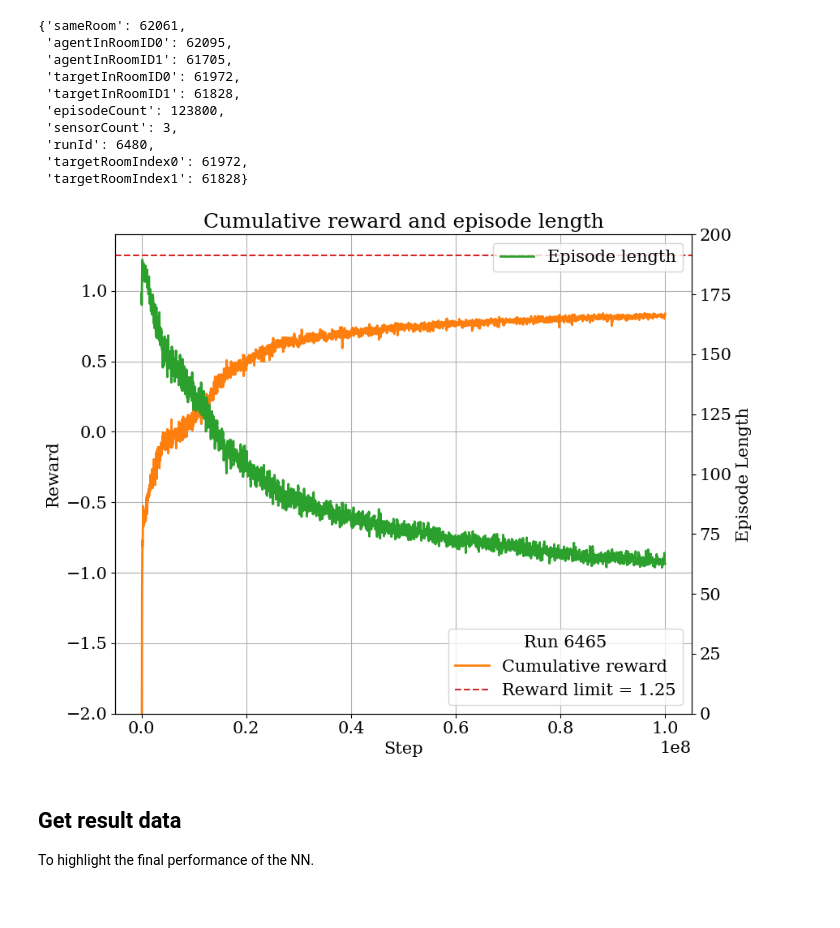
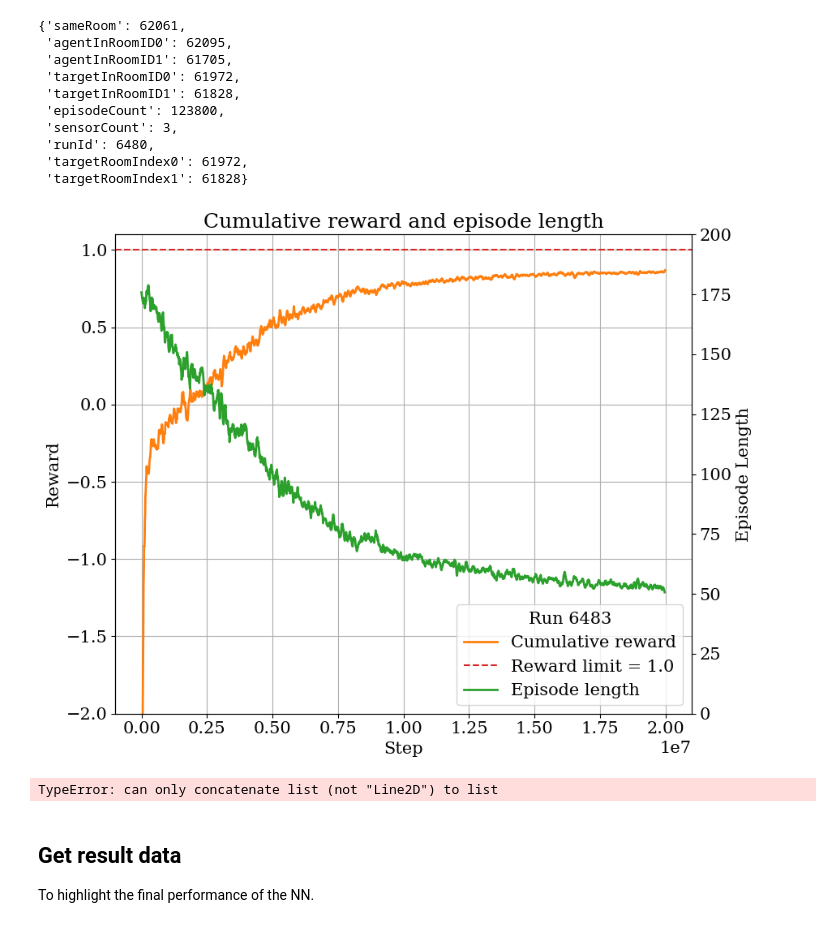
Before and after one commit to muehlefeldt/unity-machine-learning, a Jupyter notebook: python/notebooks/plot.ipynb, the cells around one changed output. Cells and saved outputs as stored; diff of their text form; code cells hidden in the pictures.

```diff
--- a/python/notebooks/plot.ipynb
+++ b/python/notebooks/plot.ipynb
@@ -93,7 +93,7 @@ for key in colors_sensor.keys():
 # %% [markdown]
 Pre-selected run ids.
 # %%
-env1_id = [6459]
+env1_id = [6483] # 6459 with 8 sensors
 env2_id = [6465]
 sensor_study_ids = [
     6466, # 1
@@ -115,10 +115,10 @@ len(sensor_study_ids)
 Select from what run to get data. Also choose the Type of data.
 # %%
 # Select the plot type you want.
-selected_plot = Plot.ENV2
+selected_plot = Plot.ENV1
 
 # Select here the runs to be ploted.
-selected_runs: list[int] = env2_id
+selected_runs: list[int] = env1_id
 
 # Legacy options. No longer in use?
 plot_step = 5
@@ -329,6 +329,7 @@ if selected_plot is Plot.COLLISION:
         run_label = f"{sensor_count} sensor" if sensor_count == 1 else f"{sensor_count} sensors"
         #run_label += f", no LSTM" if id == 6108 else ", with LSTM"
 
+        selected_tag = Tag.COLLISION_INITIAL
         #x = content[id]["x_values"][selected_tag]
         x = get_x_data(summary_dict, id, selected_tag)
         #y = savgol_filter( content[id]["y_values"][selected_tag], 15, 2)
@@ -421,7 +422,7 @@ if selected_plot in [Plot.ENV1, Plot.ENV2]:
         #y = savgol_filter( content[id]["y_values"][selected_tag], 15, 2)
         y = filter_data(get_y_data(summary_dict, id, selected_tag))
         #x = content[id]["x_values"][selected_tag]
-        axs_first.plot(
+        pl_reward = axs_first.plot(
             x,
             y,
             color=tag_colors[selected_tag],
@@ -434,7 +435,7 @@ if selected_plot in [Plot.ENV1, Plot.ENV2]:
         )
         axs_first.set_ylabel("Reward")
         reward_label = "Reward limit = 1.0" if selected_plot is Plot.ENV1 else  "Reward limit = 1.25"
-        axs_first.axhline(
+        pl_line = axs_first.axhline(
             1.0 if selected_plot is Plot.ENV1 else 1.25,
             label=reward_label, color="C3", linestyle="dashed"
         )
@@ -443,7 +444,7 @@ if selected_plot in [Plot.ENV1, Plot.ENV2]:
         x = get_x_data(summary_dict, id, selected_tag)
         y = filter_data(get_y_data(summary_dict, id, selected_tag))
         axs_second = axs_first.twinx()
-        axs_second.plot(
+        pl_ep_length = axs_second.plot(
             x,
             y,
             color=tag_colors[selected_tag],
@@ -452,39 +453,50 @@ if selected_plot in [Plot.ENV1, Plot.ENV2]:
             )
         axs_second.set_ylim(0, 200)
         axs_second.set_ylabel("Episode Length")
         #fig.suptitle("Cumulative reward and episode length")
 
     """if selected_tag is Tag.CUMULATIVE_REWARD:
         #axs_first.set_ylim(-2, 1.5)
         axs_first.set_ylim(-2, 1.1)
         #axs_first.axhline(1.25, label="Reward limit = 1.25", color="C3", linestyle="dashed")
         axs_first.axhline(1.0, label="Reward limit = 1.0", color="C3", linestyle="dashed")
         axs_first.set_ylabel("Reward")
         axs_first.set_title("Cumulative reward")
 
     elif selected_tag is Tag.EP_LENGTH:
         axs_first.set_ylim(0, 200)
         axs_first.set_ylabel("Length")
     axs_first.set_title("Episode length")"""
     axs_first.set_title("Cumulative reward and episode length")
     axs_first.set_xlabel("Step")
 
-    axs_second.legend()
+    #all_plots = pl_reward + pl_ep_length
+    #all_lab = [l.get_label() for l in all_plots] + [pl_line.get_label()]
+    #axs_first.legend(all_plots, all_lab, title=f"Run {id}")
+
+    lines, labels = axs_first.get_legend_handles_labels()
+    lines2, labels2 = axs_second.get_legend_handles_labels()
+    axs_first.legend(lines + lines2, labels + labels2, title=f"Run {id}")
+
+    #axs_second.legend()
     #axs_second.grid(None)
-    axs_first.legend(title=f"Run {id}")
-    #axs_second.grid()
-    #axs_first.grid()
-    #plt.grid()
+    #axs_first.legend(title=f"Run {id}")
+
+
 
     axs_first.grid(None)
 
     plt.subplots_adjust(hspace=0.4)
     plt.style.use("default")
     plt.tight_layout()
     #plt.savefig(f"{selected_run}_all.pdf")
     fig.savefig(f"{selected_runs[0]}-{selected_runs[-1]}_{selected_plot}.pdf")
 # %% [output]
-[figure, old version]
+[figure, new version]
+# %%
+all_plots + pl_line
+# %% [output]
+TypeError: can only concatenate list (not "Line2D") to list
 # %%
 if selected_plot is Plot.DOOR:
     fig = plt.figure(figsize=(9, 7))
```
